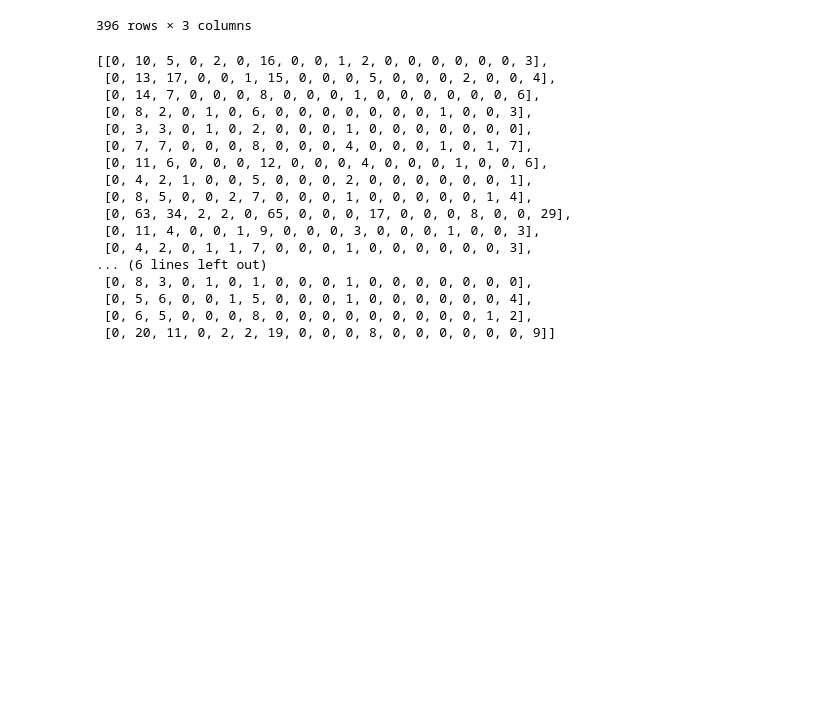
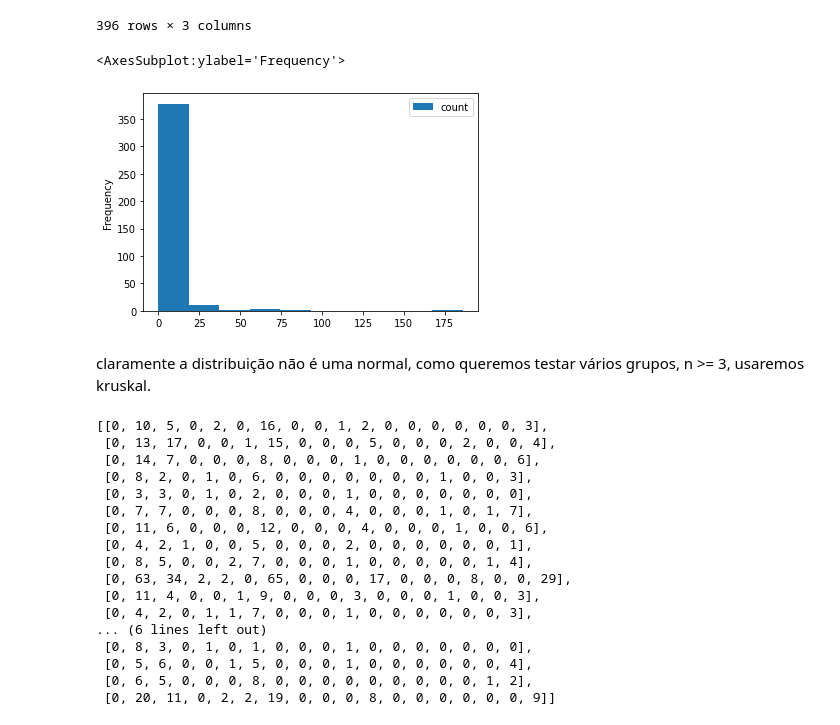
Before and after one commit to alpsilva/emergency-occurrences-recife, a Jupyter notebook: study.ipynb, the cells around one changed output. Drawn from its saved outputs; the diff is of its cells as text; code cells hidden in the pictures; blank space fills up the shorter version.

```diff
--- a/study.ipynb
+++ b/study.ipynb
@@ -373,6 +407,13 @@ obitos_table
 | 1276 | VITORIA DE SANTO ANTAO | PSIQUIATRICA | 0 |
 | 1277 | VITORIA DE SANTO ANTAO | RESPIRATORIA | 9 |
 396 rows × 3 columns
+# %%
+obitos_table.plot.hist()
+# %% [output]
+<AxesSubplot:ylabel='Frequency'>
+[figure, added]
+# %% [markdown]
+claramente a distribuição não é uma normal, como queremos testar vários grupos, n >= 3, usaremos kruskal.
 # %%
 municipios_frequency = []
 for municipio in highest_frequencies_municipios:
```
Also changed, not shown: parts of 31 cells of this notebook.
